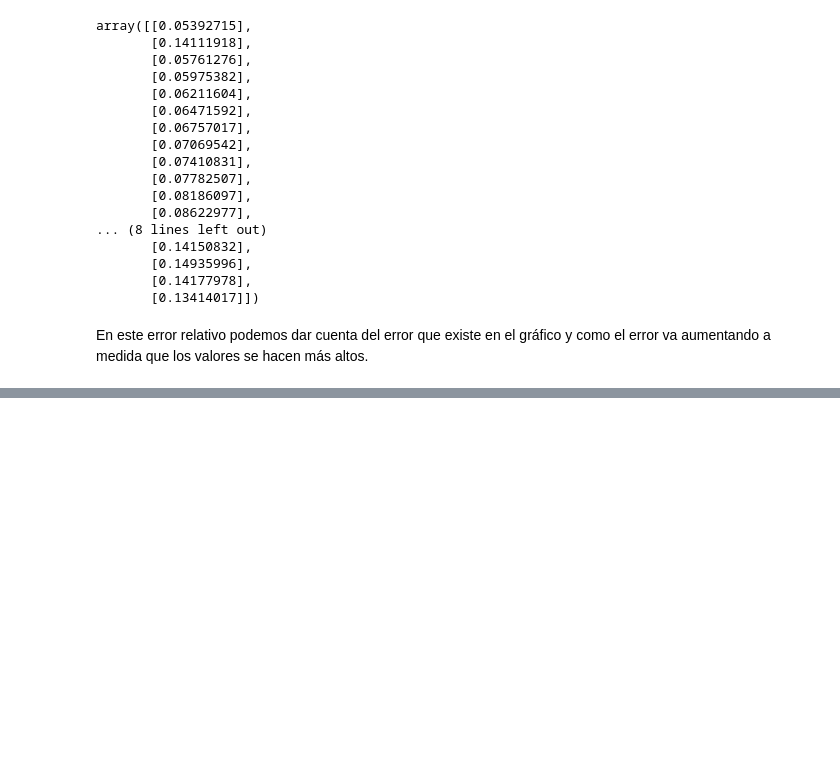
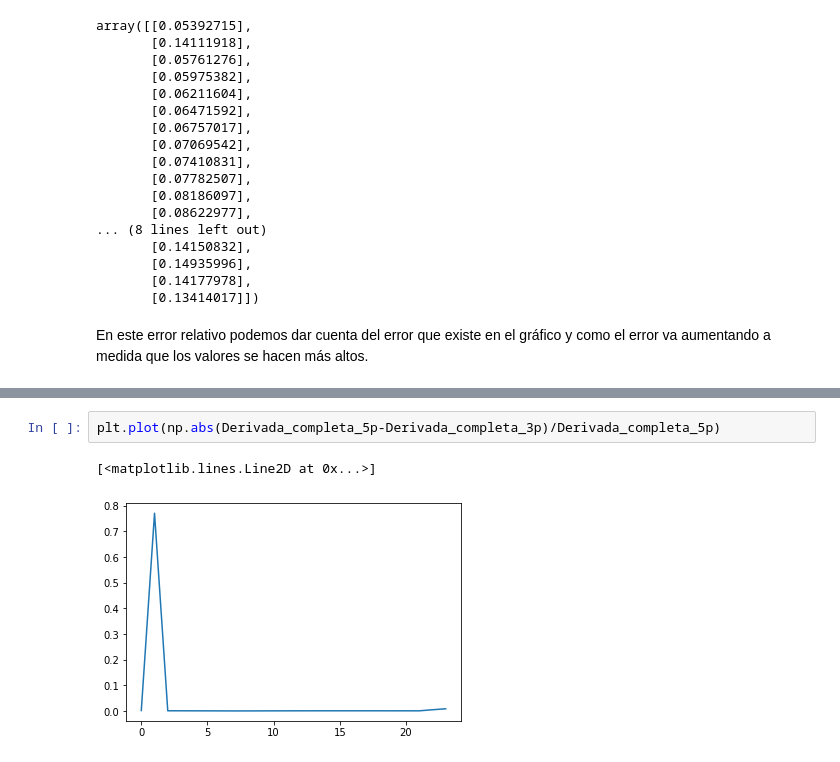
Before and after one commit to MoisesEcheverria/Tareas-Metodos-Numericos, a Jupyter notebook: Tarea 8.ipynb, the cells around one changed output, grey strips where cells are left out. Drawn from its saved outputs; the diff is of its cells as text; blank space fills up the shorter version.

```diff
--- a/Tarea 8.ipynb
+++ b/Tarea 8.ipynb
@@ -140,0 +174,5 @@ En este error relativo podemos dar cuenta del error que existe en el gráfico y
+# %%
+plt.plot(np.abs(Derivada_completa_5p-Derivada_completa_3p)/Derivada_completa_5p)
+# %% [output]
+[<matplotlib.lines.Line2D at 0x...>]
+[figure, added]
```
Also changed, not shown: parts of 6 cells of this notebook.
